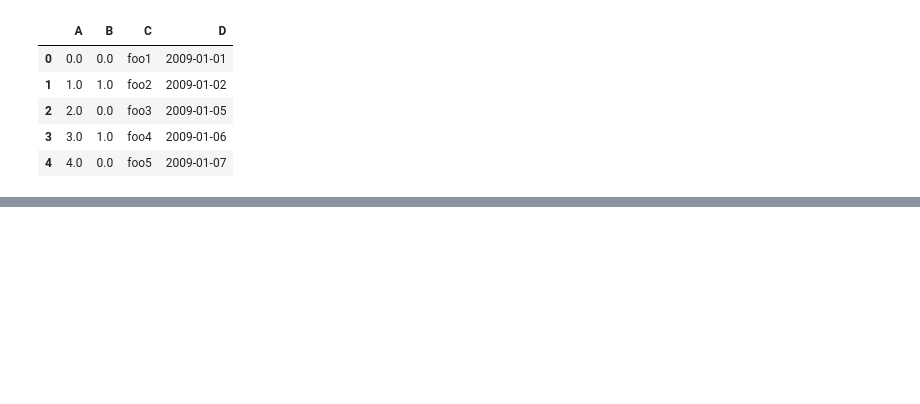
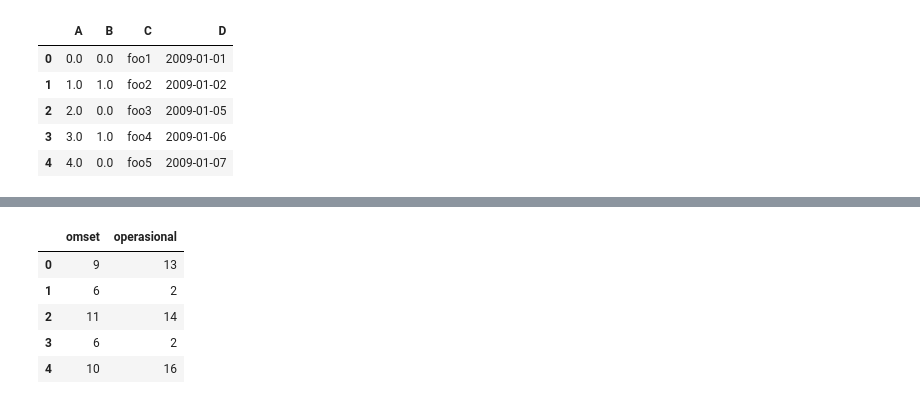
Before and after one commit to meilindazheng/VisualisasiData-Pandas, a Jupyter notebook: Pandas-Week05.ipynb, the cells around one changed output, grey strips where cells are left out. Cells and saved outputs as stored; diff of their text form; code cells hidden in the pictures; blank space fills up the shorter version.

```diff
--- a/Pandas-Week05.ipynb
+++ b/Pandas-Week05.ipynb
@@ -175,0 +194,14 @@ pd.util.testing.makeMissingDataframe().head()
+# %%
+n_rows =5
+n_cols = 2
+cols = ['omset','operasional']
+
+df = pd.DataFrame(np.random.randint(1,20,size=(n_rows,n_cols)),columns=cols)
+df
+# %% [output]
+|  | omset | operasional |
+| 0 | 9 | 13 |
+| 1 | 6 | 2 |
+| 2 | 11 | 14 |
+| 3 | 6 | 2 |
+| 4 | 10 | 16 |
```
Also changed, not shown: parts of 20 cells of this notebook.
